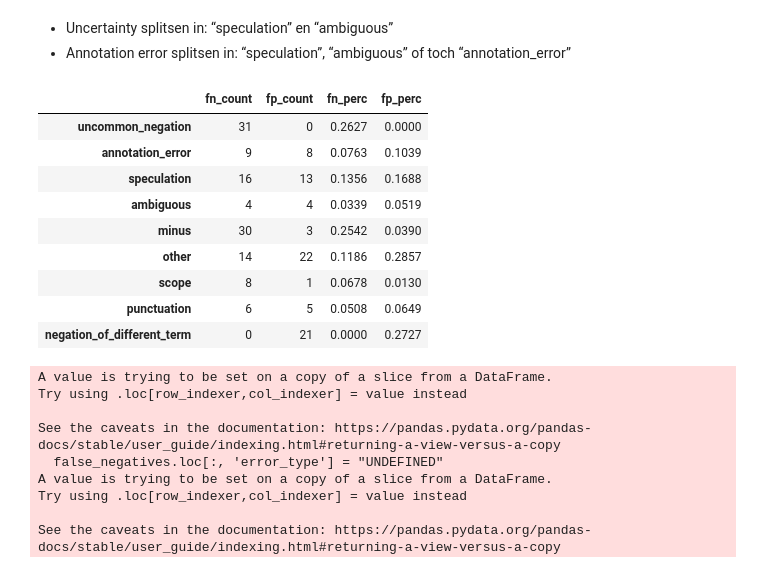
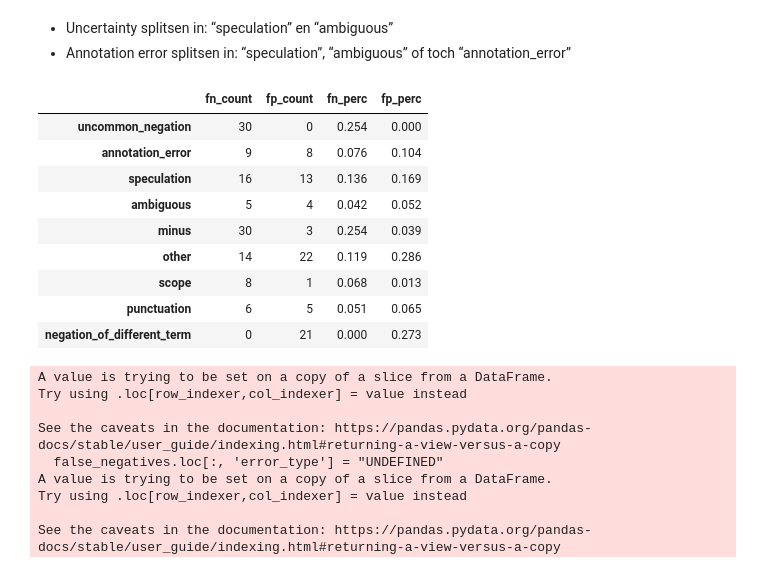
Before and after one commit to umcu/negation-detection, a Jupyter notebook: 02_error_analysis.ipynb, the cells around one changed output. Cells and saved outputs as stored; diff of their text form; code cells hidden in the pictures.

```diff
--- a/02_error_analysis.ipynb
+++ b/02_error_analysis.ipynb
@@ -280,12 +306,12 @@ Entity: mictiestoornissen (348-365)
 * Uncertainty splitsen in: “speculation” en “ambiguous”
 * Annotation error splitsen in: “speculation”, “ambiguous” of toch “annotation_error”
 # %%
-error_types = {'false_negative': {'uncommon_negation': [0,5,8,10,12,22,36,47,51,53,63,66,70,77,
+error_types = {'false_negative': {'uncommon_negation': [0,5,8,10,12,22,36,51,53,63,66,70,77,
                                                78,79,80,84,85,88,89,90,96,97,99,103,104,
                                                107,112,113,114],
                                   'annotation_error': [21,25,30,41,68,75,76,83,117],
                                   'speculation': [62, 72, 87, 2, 3, 4, 6, 7, 37, 46, 56, 57, 61, 67, 71, 109],
-                                  'ambiguous': [1, 19, 31, 60],
+                                  'ambiguous': [1, 19, 31, 60, 47],
                                   'minus': [11,13,14,15,16,17,18,20,23,24,26,
                                             27,28,29,32,33,34,35,38,39,42,43,
                                             44,45,48,49,81,93,95,115],
@@ -312,18 +338,18 @@ tmp['false_positive'] = tmp['false_positive'].apply(lambda x: x if isinstance(x,
 tmp['fn_count'], tmp['fp_count'] = zip(*tmp.apply(lambda x: (len(x[0]), len(x[1])), axis=1))
 tmp[['fn_perc','fp_perc']] = tmp[['fn_count', 'fp_count']]/tmp[['fn_count', 'fp_count']].sum(axis=0)
 # %%
-tmp[['fn_count', 'fp_count', 'fn_perc', 'fp_perc']].round(4)
+tmp[['fn_count', 'fp_count', 'fn_perc', 'fp_perc']].round(3)
 # %% [output]
 |  | fn_count | fp_count | fn_perc | fp_perc |
-| uncommon_negation | 31 | 0 | 0.2627 | 0.0000 |
-| annotation_error | 9 | 8 | 0.0763 | 0.1039 |
-| speculation | 16 | 13 | 0.1356 | 0.1688 |
-| ambiguous | 4 | 4 | 0.0339 | 0.0519 |
-| minus | 30 | 3 | 0.2542 | 0.0390 |
-| other | 14 | 22 | 0.1186 | 0.2857 |
-| scope | 8 | 1 | 0.0678 | 0.0130 |
-| punctuation | 6 | 5 | 0.0508 | 0.0649 |
-| negation_of_different_term | 0 | 21 | 0.0000 | 0.2727 |
+| uncommon_negation | 30 | 0 | 0.254 | 0.000 |
+| annotation_error | 9 | 8 | 0.076 | 0.104 |
+| speculation | 16 | 13 | 0.136 | 0.169 |
+| ambiguous | 5 | 4 | 0.042 | 0.052 |
+| minus | 30 | 3 | 0.254 | 0.039 |
+| other | 14 | 22 | 0.119 | 0.286 |
+| scope | 8 | 1 | 0.068 | 0.013 |
+| punctuation | 6 | 5 | 0.051 | 0.065 |
+| negation_of_different_term | 0 | 21 | 0.000 | 0.273 |
 # %%
 false_negative_map = {_v:k for k,v in error_types['false_negative'].items() for _v in v}
 false_positive_map = {_v:k for k,v in error_types['false_positive'].items() for _v in v}
```
Also changed, not shown: parts of 15 cells of this notebook, 17 other files.
